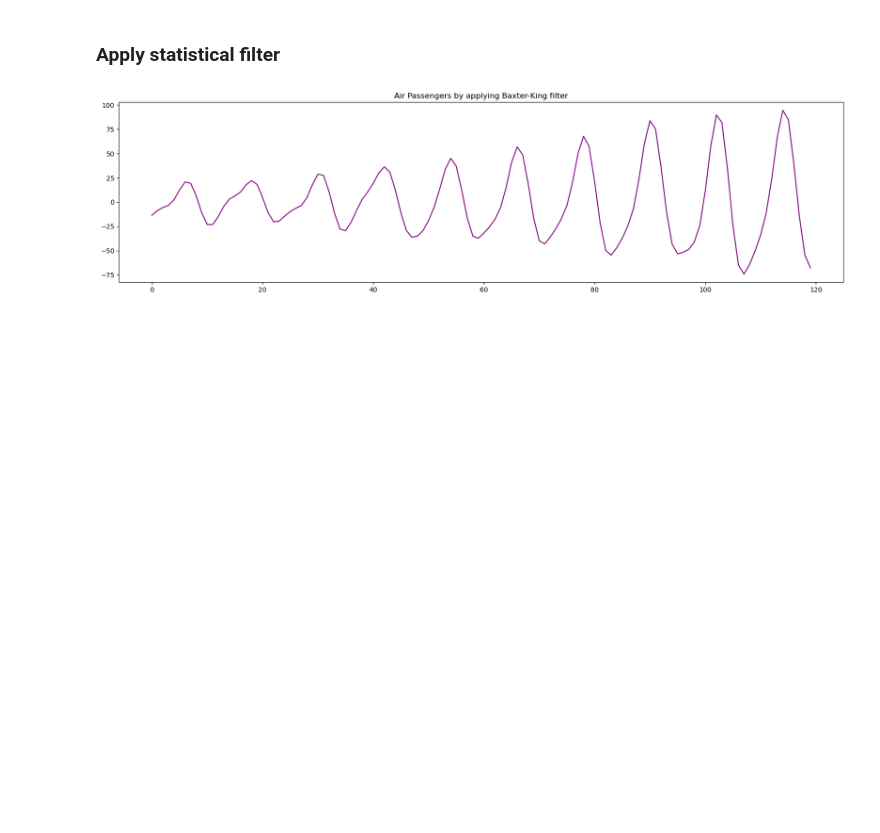
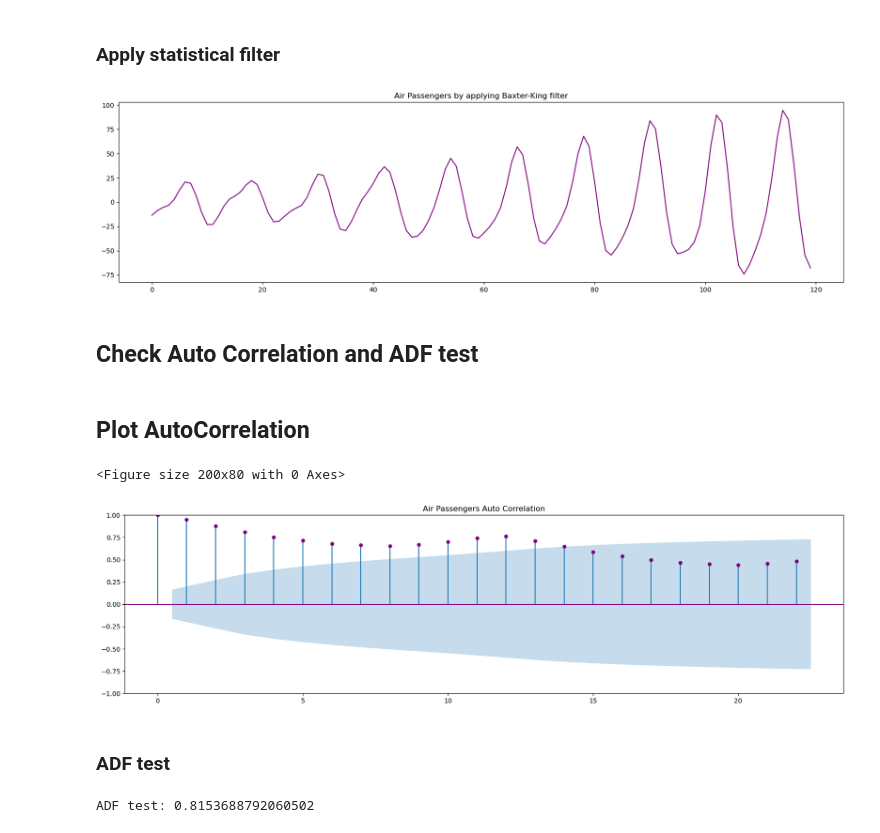
Before and after one commit to neemiasbsilva/datascience-portfolio, a Jupyter notebook: forecasting/notebooks/01_NBS_eda.ipynb, the cells around one changed output. Drawn from its saved outputs; the diff is of its cells as text; code cells hidden in the pictures; blank space fills up the shorter version.

Commit message:
Forecasting analysis: deseasonality

```diff
--- a/forecasting/notebooks/01_NBS_eda.ipynb
+++ b/forecasting/notebooks/01_NBS_eda.ipynb
@@ -219,3 +221,32 @@ detrend = detrend_timeseries(df, mode="bkfilter")
 plot_detrend(detrend, title="Air Passengers by applying Baxter-King filter")
 # %% [output]
 [figure]
+# %% [markdown]
+## Check Auto Correlation and ADF test
+# %% [markdown]
+## Plot AutoCorrelation
+# %%
+def plot_autocorrelation(df: pd.DataFrame, title='Air Passengers Auto Correlation'):
+    """This function plot the deseasonality result
+
+    Args:
+        df (pd.DataFrame): Dataframe to be ploted.
+        title (str, optional): Title of the plot. Defaults to ''.
+    """
+    plt.figure(figsize=(20, 8), dpi=10)
+    plot_acf(df["#Passengers"], color="purple")
+    plt.title(title)
+    plt.show()
+# %%
+plot_autocorrelation(df)
+# %% [output]
+<Figure size 200x80 with 0 Axes>
+[figure, added]
+# %% [markdown]
+### ADF test
+# %%
+adf_test = adfuller(df["#Passengers"], autolag="AIC")
+
+print(f"ADF test: {adf_test[0]}")
+# %% [output]
+ADF test: 0.8153688792060502
```
Also changed, not shown: parts of 16 cells of this notebook.
